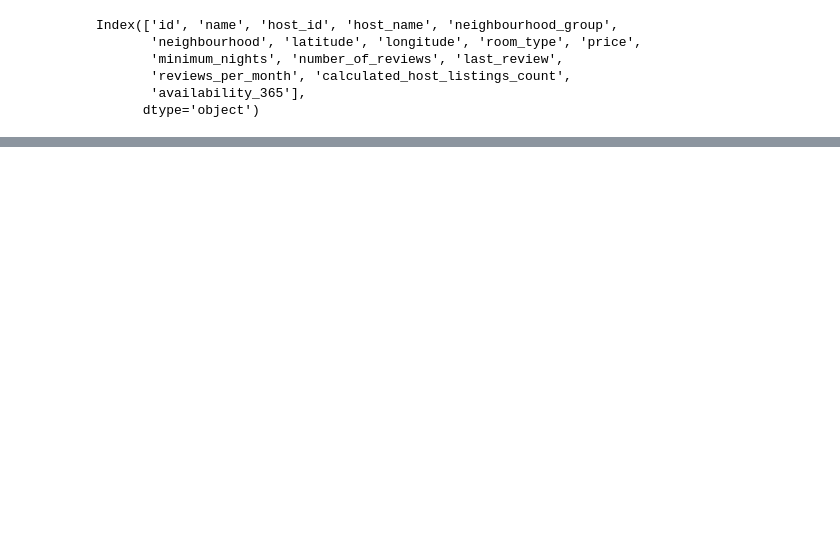
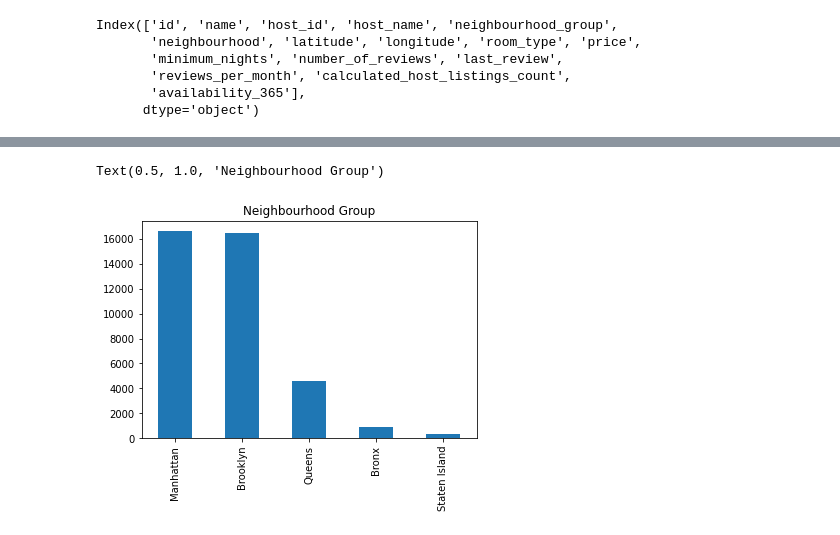
Before and after one commit to AnuragReddyMalipeddi/Capstone-Project-EDA1, a Jupyter notebook: Airbnb_Bookings_Analysis_Capstone_Project.ipynb, the cells around one changed output, grey strips where cells are left out. Drawn from its saved outputs; the diff is of its cells as text; code cells hidden in the pictures; blank space fills up the shorter version.

```diff
--- a/Airbnb_Bookings_Analysis_Capstone_Project.ipynb
+++ b/Airbnb_Bookings_Analysis_Capstone_Project.ipynb
@@ -95,0 +153,6 @@ Index(['id', 'name', 'host_id', 'host_name', 'neighbourhood_group',
+# %%
+airbnb['neighbourhood_group'].value_counts().plot(kind='bar')
+plt.title('Neighbourhood Group')
+# %% [output]
+Text(0.5, 1.0, 'Neighbourhood Group')
+[figure, added]
```
Also changed, not shown: parts of 8 cells of this notebook.
